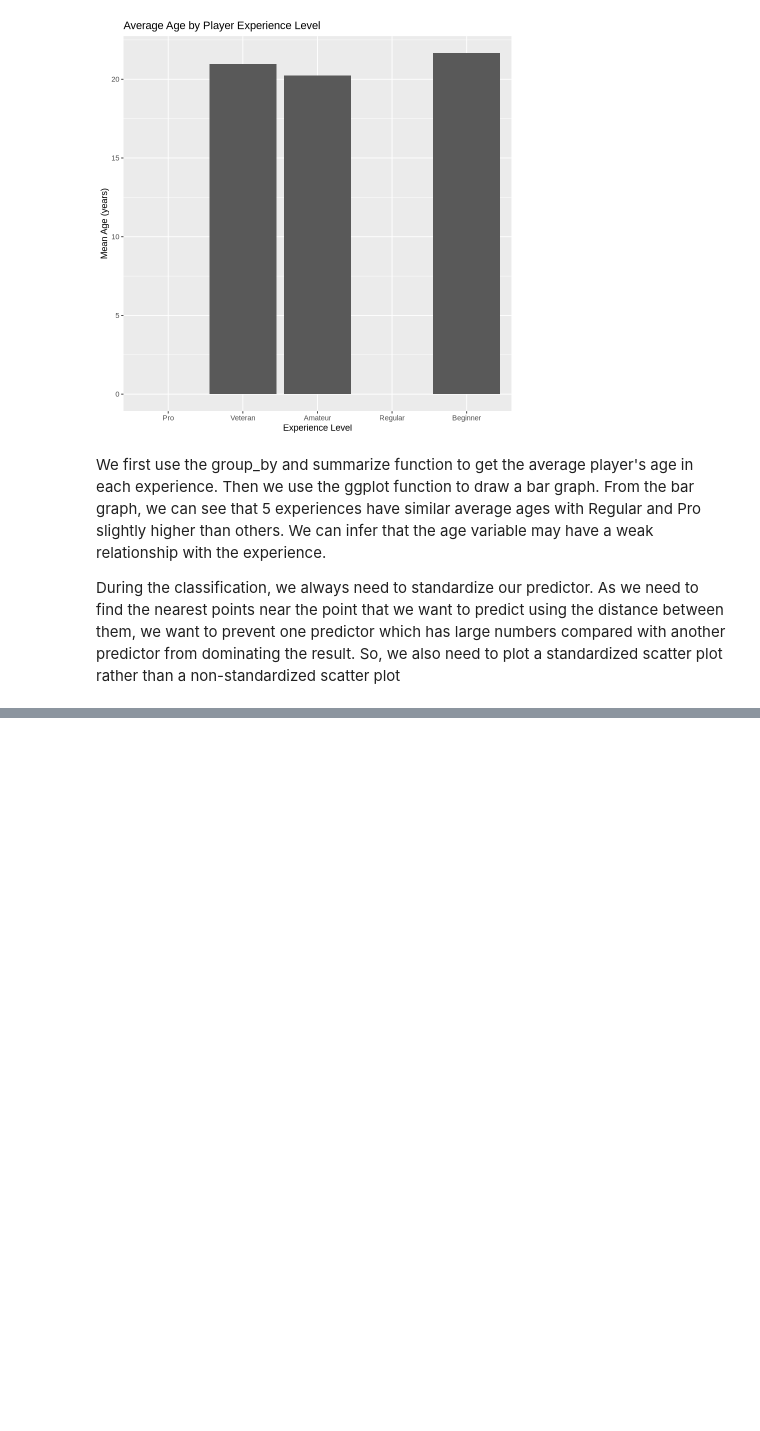
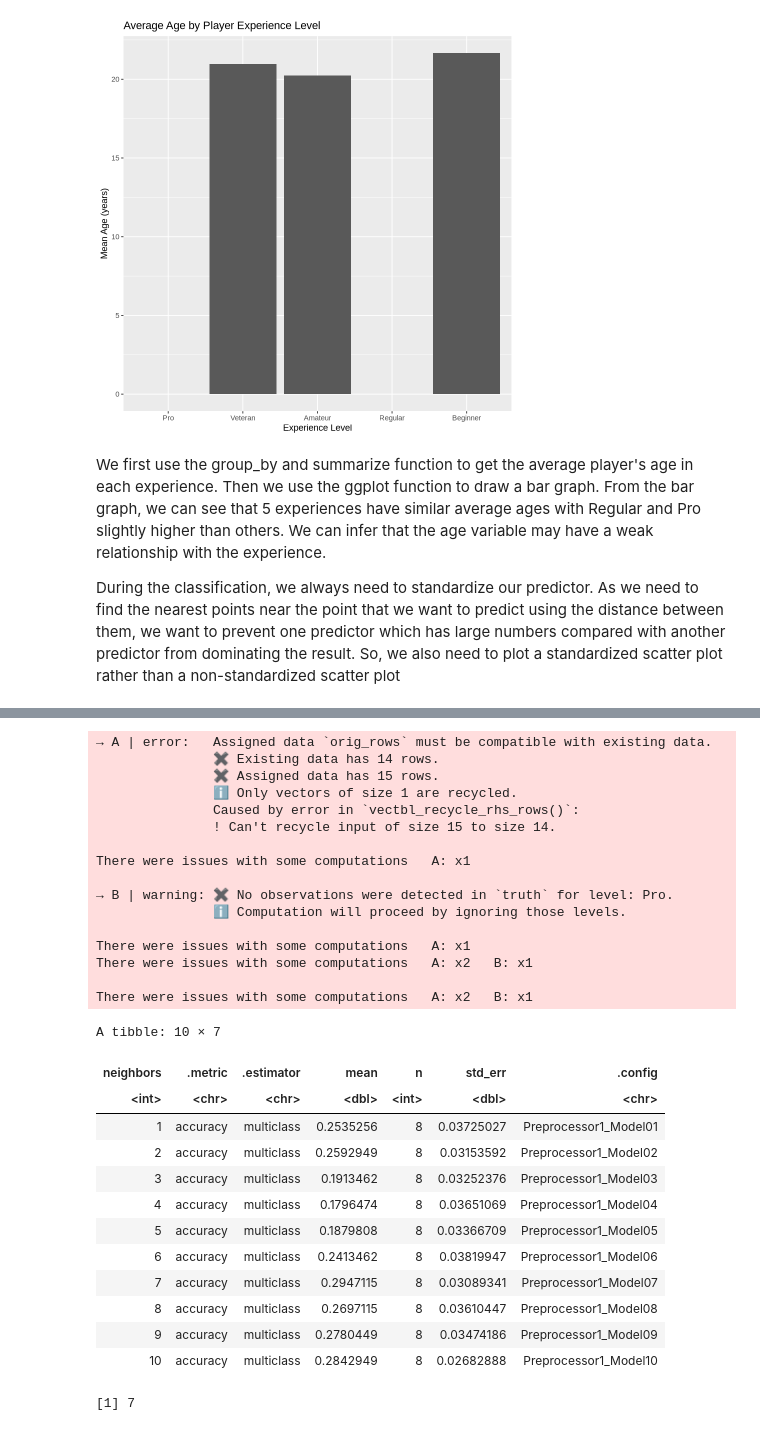
Before and after one commit to Cayla1015/dsci100project, a Jupyter notebook: project1.ipynb, the cells around one changed output, grey strips where cells are left out. Saved outputs shown, nothing was run; the diff lists cells and outputs as text; code cells hidden in the pictures; blank space fills up the shorter version.

```diff
--- a/project1.ipynb
+++ b/project1.ipynb
@@ -189,0 +237,58 @@ During the classification, we always need to standardize our predictor. As we ne
+# %%
+#choose the best k value using v-fold
+set.seed(8888)
+experience_split <- initial_split(ready_players, prop = 0.75, strata = experience)
+experience_train <- training(experience_split)
+experience_test  <- testing(experience_split)
+experience_vfold <- vfold_cv(experience_train, v = 10, strata = experience)
+k_vals <- tibble(neighbors = 1:10)
+knn_spec <- nearest_neighbor(weight_func = "rectangular", neighbors = tune()) |>
+  set_engine("kknn") |>
+  set_mode("classification")
+recipe <- recipe(experience ~ ., data = experience_train)|>
+    step_scale(all_predictors()) |>
+    step_center(all_predictors())
+knn_result <- workflow() |>
+  add_recipe(recipe) |>
+  add_model(knn_spec) |>
+  tune_grid(resamples = experience_vfold, grid = k_vals) |>
+  collect_metrics()
+accuracies <- knn_result |>
+  filter(.metric == "accuracy")
+accuracies
+best_k <- accuracies |>
+        arrange(- mean) |>
+        head(1) |>
+        pull(neighbors)
+best_k
+# %% [output]
+→ A | error:   Assigned data `orig_rows` must be compatible with existing data.
+               ✖ Existing data has 14 rows.
+               ✖ Assigned data has 15 rows.
+               ℹ Only vectors of size 1 are recycled.
+               Caused by error in `vectbl_recycle_rhs_rows()`:
+               ! Can't recycle input of size 15 to size 14.
+
+There were issues with some computations   A: x1
+
+→ B | warning: ✖ No observations were detected in `truth` for level: Pro.
+               ℹ Computation will proceed by ignoring those levels.
+
+There were issues with some computations   A: x1
+There were issues with some computations   A: x2   B: x1
+
+There were issues with some computations   A: x2   B: x1
+A tibble: 10 × 7
+| neighbors | .metric | .estimator | mean | n | std_err | .config |
+| <int> | <chr> | <chr> | <dbl> | <int> | <dbl> | <chr> |
+| 1 | accuracy | multiclass | 0.2535256 | 8 | 0.03725027 | Preprocessor1_Model01 |
+| 2 | accuracy | multiclass | 0.2592949 | 8 | 0.03153592 | Preprocessor1_Model02 |
+| 3 | accuracy | multiclass | 0.1913462 | 8 | 0.03252376 | Preprocessor1_Model03 |
+| 4 | accuracy | multiclass | 0.1796474 | 8 | 0.03651069 | Preprocessor1_Model04 |
+| 5 | accuracy | multiclass | 0.1879808 | 8 | 0.03366709 | Preprocessor1_Model05 |
+| 6 | accuracy | multiclass | 0.2413462 | 8 | 0.03819947 | Preprocessor1_Model06 |
+| 7 | accuracy | multiclass | 0.2947115 | 8 | 0.03089341 | Preprocessor1_Model07 |
+| 8 | accuracy | multiclass | 0.2697115 | 8 | 0.03610447 | Preprocessor1_Model08 |
+| 9 | accuracy | multiclass | 0.2780449 | 8 | 0.03474186 | Preprocessor1_Model09 |
+| 10 | accuracy | multiclass | 0.2842949 | 8 | 0.02682888 | Preprocessor1_Model10 |
+[1] 7
```
Also changed, not shown: parts of 3 cells of this notebook.
